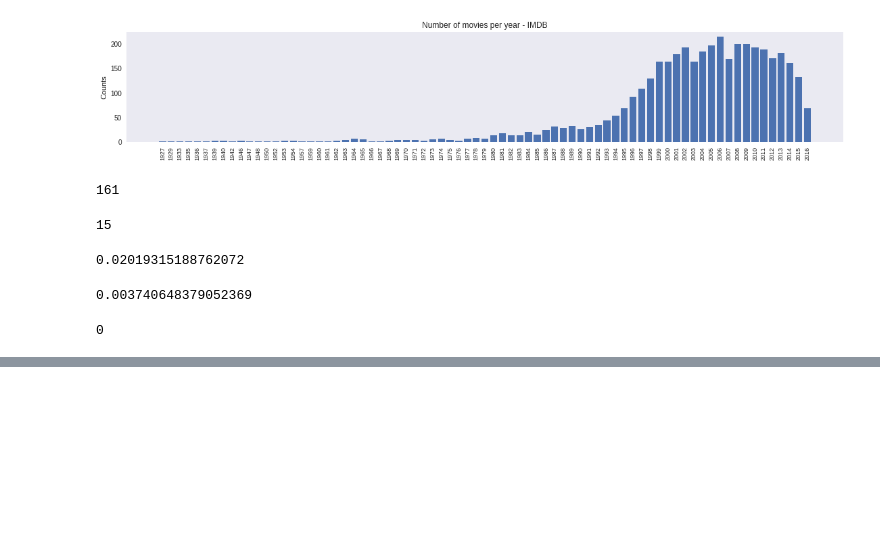
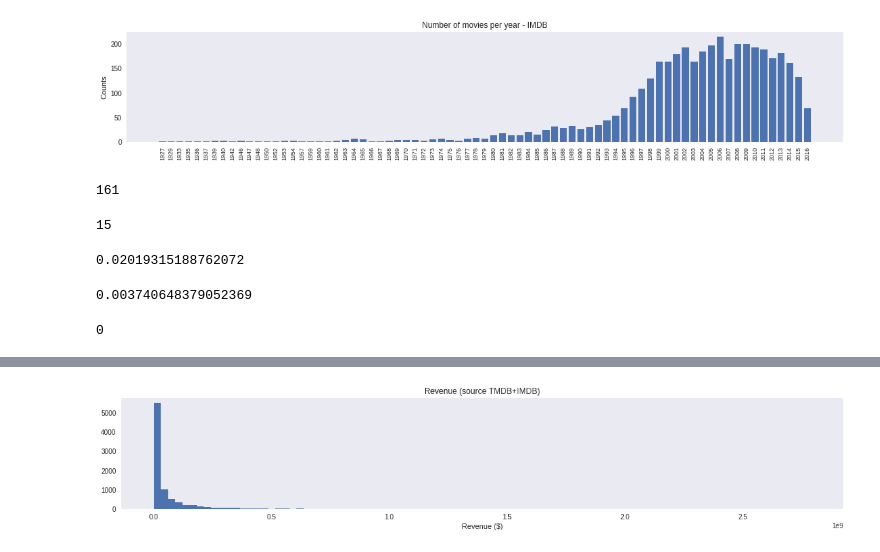
Before and after one commit to mandixbw/Cinema_KeysForSuccess, a Jupyter notebook: 06_Exploratory_Data_Analysis.ipynb, the cells around one changed output, grey strips where cells are left out. Cells and saved outputs as stored; diff of their text form; code cells hidden in the pictures; blank space fills up the shorter version.

```diff
--- a/06_Exploratory_Data_Analysis.ipynb
+++ b/06_Exploratory_Data_Analysis.ipynb
@@ -2597,0 +2702,14 @@ plt.show()
+# %%
+figure, axes = plt.subplots(1,1)
+
+num_bins = int(np.sqrt(dfMoviesUS.shape[0]))
+plt.hist(dfMoviesUS['revenue_final'], bins=num_bins)
+
+plt.grid(False)
+plt.xlabel('Revenue ($)')
+plt.title('Revenue (source TMDB+IMDB)')
+figure.set_size_inches([19,3])
+
+plt.show()
+# %% [output]
+[figure, added]
```
Also changed, not shown: parts of 110 cells of this notebook, 1 other file.
